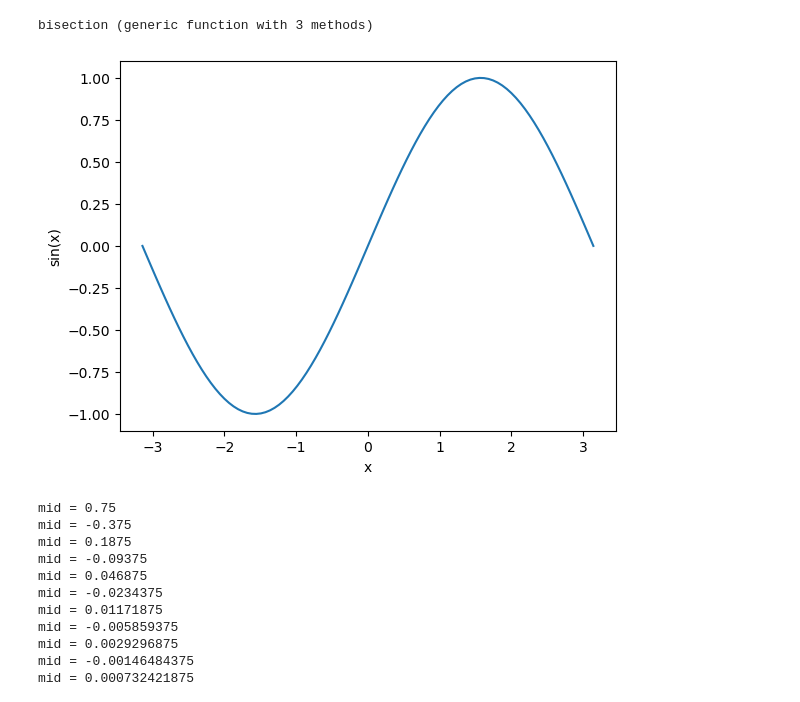
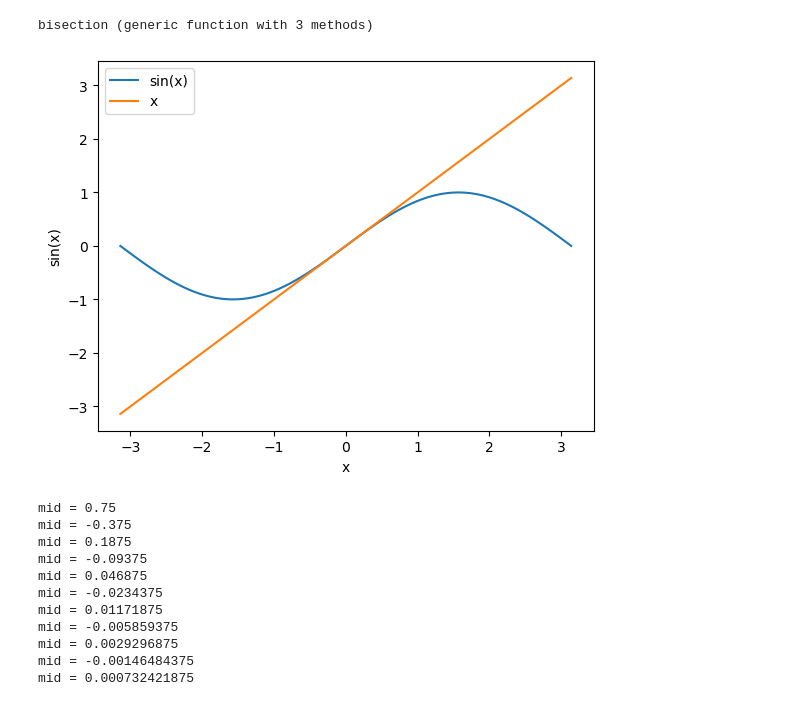
Before and after one commit to tkeegan12/Course_Computational_Physics_and_Engineering, a Jupyter notebook: Module6_Root_Finding_and_Optimization.ipynb, the cells around one changed output. Drawn from its saved outputs; the diff is of its cells as text; code cells hidden in the pictures.

```diff
--- a/Module6_Root_Finding_and_Optimization.ipynb
+++ b/Module6_Root_Finding_and_Optimization.ipynb
@@ -42,14 +42,17 @@ bisection (generic function with 3 methods)
 # %%
 using PyPlot
 
 x = range(-π, π, 100)
 
-plot(x, sin.(x))
+plot(x, sin.(x), label="sin(x)")
+plot(x, x, label="x")
+
+legend()
 xlabel("x")
 ylabel("sin(x)")
 show()
 # %% [output]
-[figure, old version]
+[figure, new version]
 # %%
 bisection(sin, -1.5, 3)
 # %% [output]
```
Also changed, not shown: parts of 16 cells of this notebook.
